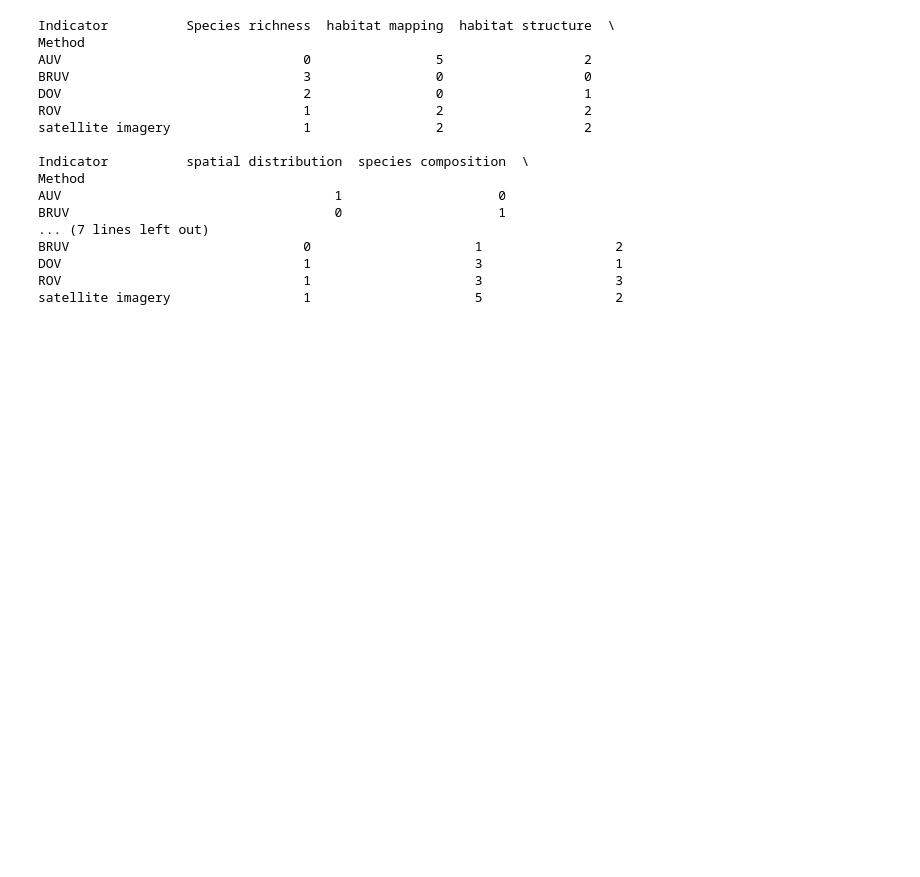
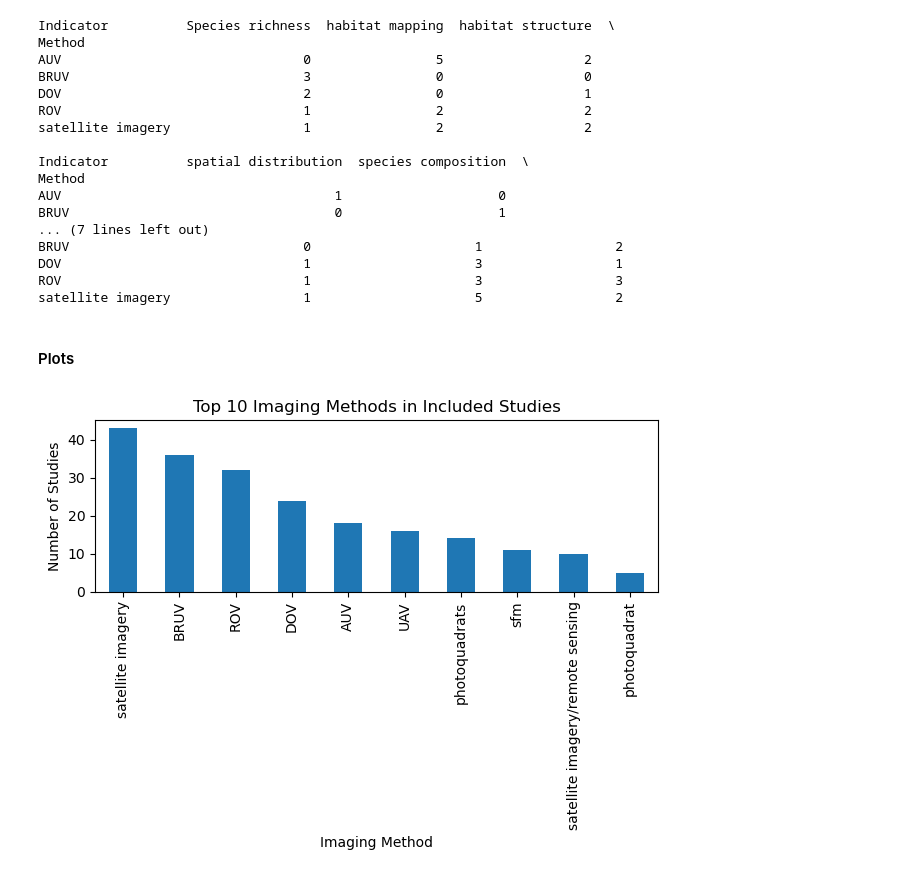
Before and after one commit to DolapoSalim/literature_syn_analysis, a Jupyter notebook: scripts/load_data.ipynb, the cells around one changed output. Saved outputs shown, nothing was run; the diff lists cells and outputs as text; code cells hidden in the pictures; blank space fills up the shorter version.

```diff
--- a/scripts/load_data.ipynb
+++ b/scripts/load_data.ipynb
@@ -33,15 +20,16 @@ Index(['title', 'Imaging Method', 'Biodiversity Indicators Type', 'keywords',
 # %%
-# Make sure columns are strings
-df["Imaging Method"] = df["Imaging Method"].fillna("").astype(str)
-df["Biodiversity Indicators Type"] = df["Biodiversity Indicators Type"].fillna("").astype(str)
-
-def split_clean_methods(s: str):
-    parts = [p.strip() for p in s.split(",") if p.strip()]
-    return parts
-
-methods_series = df["Imaging Method"].apply(split_clean_methods)
-methods_exploded = methods_series.explode()
-
-# Frequency of imaging methods
-method_counts = methods_exploded.value_counts().sort_values(ascending=False)
-print(method_counts.head(20))
+method_map = {
+    "photoquadrat": "photoquadrats",
+    "photo quadrat": "photoquadrats",
+    "phototransect": "photoquadrats",
+    "tow videos": "towed videos",
+    "underwater vidoes": "underwater videos",
+    "bruvs": "bruv",
+    "baited remote underwater video": "bruv",
+    "satellite image": "satellite imagery",
+    "satellite imageryremote sensing": "satellite imagery",
+    "satellite imageryremote sensing": "satellite imagery",
+    "remote sensing": "satellite imagery",
+    "sfm": "structure-from-motion",
+    "structure from motion": "structure-from-motion",
+}
@@ -184,3 +213,16 @@ satellite imagery                 1                     5                 2
 # %%
 # save crosstab to CSV
 crosstab_top.to_csv("crosstab_top.csv", index=True)
+# %% [markdown]
+#### Plots
+# %%
+# Top 10 imaging methods
+plt.figure()
+method_counts.head(10).plot(kind="bar")
+plt.xlabel("Imaging Method")
+plt.ylabel("Number of Studies")
+plt.title("Top 10 Imaging Methods in Included Studies")
+plt.tight_layout()
+plt.show()
+# %% [output]
+[figure, added]
```
Also changed, not shown: parts of 11 cells of this notebook.
